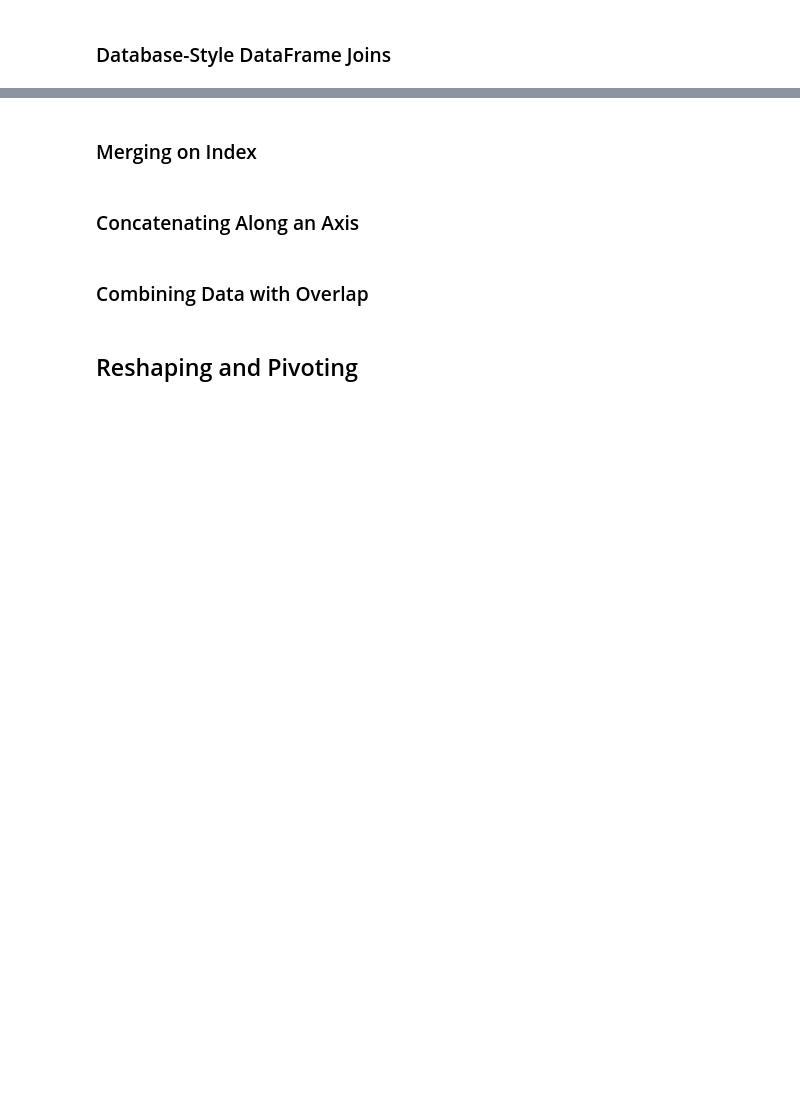
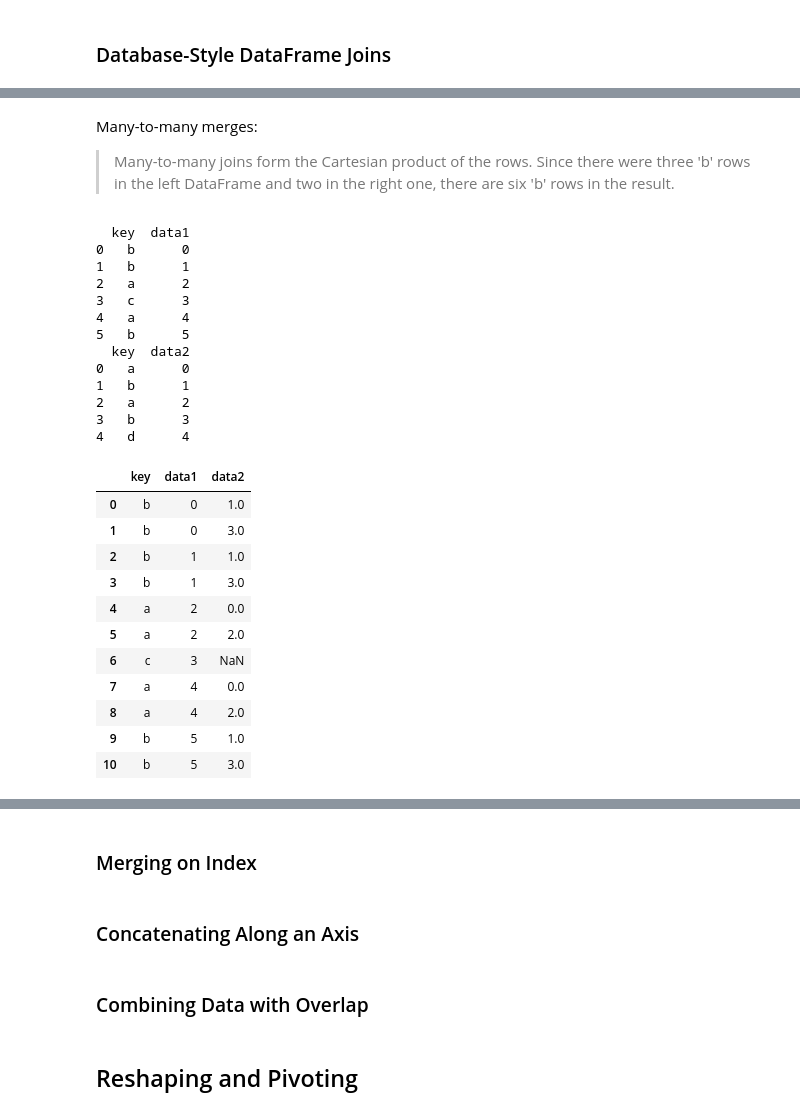
Before and after one commit to chan-prk/pydata-book, a Jupyter notebook: ch08.ipynb, the cells around one changed output, grey strips where cells are left out. Cells and saved outputs as stored; diff of their text form; code cells hidden in the pictures; blank space fills up the shorter version.

```diff
--- a/ch08.ipynb
+++ b/ch08.ipynb
@@ -95,8 +459,43 @@ pd.merge(df1, df2, how='outer')
+# %% [markdown]
+Many-to-many merges:
+
+> Many-to-many joins form the Cartesian product of the rows. Since there were three
+'b' rows in the left DataFrame and two in the right one, there are six 'b' rows in the
+result.
 # %%
 df1 = pd.DataFrame({'key': ['b', 'b', 'a', 'c', 'a', 'b'],
                     'data1': range(6)})
 df2 = pd.DataFrame({'key': ['a', 'b', 'a', 'b', 'd'],
                     'data2': range(5)})
-df1
-df2
+print(df1)
+print(df2)
 pd.merge(df1, df2, on='key', how='left')
+#observation
+# key และ data1 ใน table ผลลัพธ์ เรียงเหมือน ใน df1
+# ยกเว้นว่ามันมีการ repeat ซ้ำๆเพื่อจับกับ data2 ที่แตกต่างกัน (เหมือนตอนสั่ง rep(..., each=x) ใน R)
+# %% [output]
+  key  data1
+0   b      0
+1   b      1
+2   a      2
+3   c      3
+4   a      4
+5   b      5
+  key  data2
+0   a      0
+1   b      1
+2   a      2
+3   b      3
+4   d      4
+|  | key | data1 | data2 |
+| 0 | b | 0 | 1.0 |
+| 1 | b | 0 | 3.0 |
+| 2 | b | 1 | 1.0 |
+| 3 | b | 1 | 3.0 |
+| 4 | a | 2 | 0.0 |
+| 5 | a | 2 | 2.0 |
+| 6 | c | 3 | NaN |
+| 7 | a | 4 | 0.0 |
+| 8 | a | 4 | 2.0 |
+| 9 | b | 5 | 1.0 |
+| 10 | b | 5 | 3.0 |
```
Also changed, not shown: parts of 51 cells of this notebook, 4 other files.
